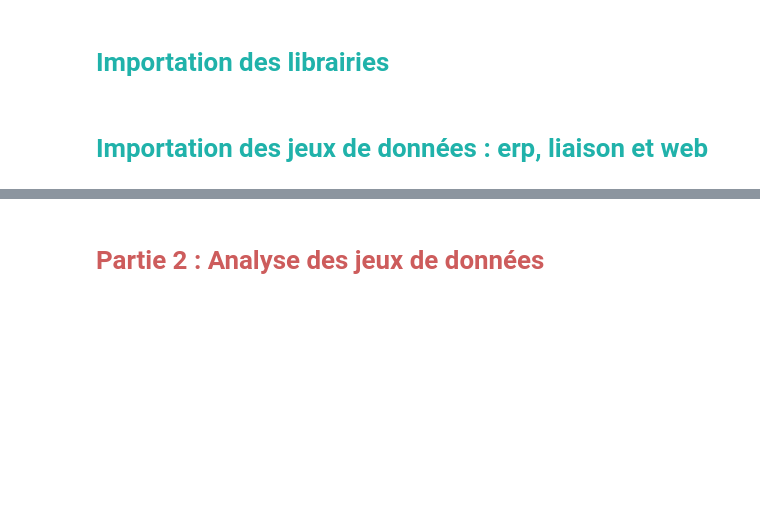
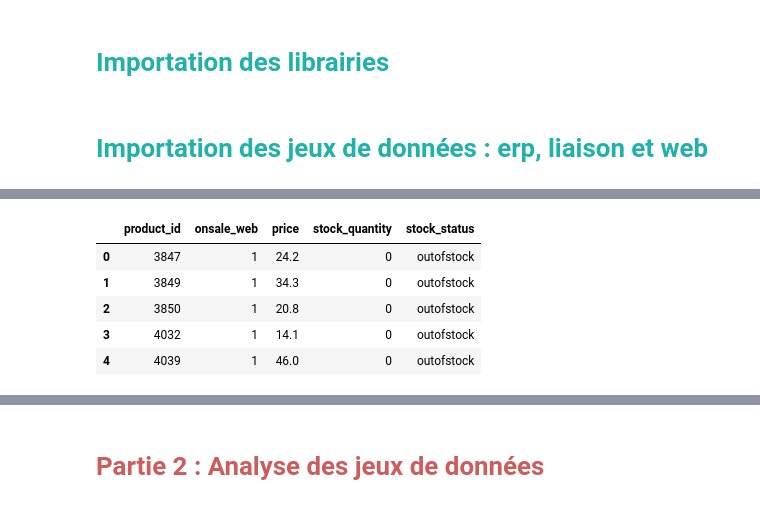
Before and after one commit to Randasabag/Optimisez-la-gestion-des-donn-es-d-une-boutique-avec-R-ou-Python, a Jupyter notebook: P5_alsabbagh_Optimisation_donnees_boutique.ipynb, the cells around one changed output, grey strips where cells are left out. Drawn from its saved outputs; the diff is of its cells as text; code cells hidden in the pictures; blank space fills up the shorter version.

```diff
--- a/P5_alsabbagh_Optimisation_donnees_boutique.ipynb
+++ b/P5_alsabbagh_Optimisation_donnees_boutique.ipynb
@@ -93,6 +107,13 @@ import scipy.stats as st
 # %%
 #importe les fichiers excel des données
-df_erp=pd.read_excel('../input/erp-datas/erp.xlsx')
+df_erp=pd.read_excel(io.BytesIO(uploaded['erp.xlsx']))
 pd.set_option('display.max_columns',None)
 df_erp.head()
+# %% [output]
+|  | product_id | onsale_web | price | stock_quantity | stock_status |
+| 0 | 3847 | 1 | 24.2 | 0 | outofstock |
+| 1 | 3849 | 1 | 34.3 | 0 | outofstock |
+| 2 | 3850 | 1 | 20.8 | 0 | outofstock |
+| 3 | 4032 | 1 | 14.1 | 0 | outofstock |
+| 4 | 4039 | 1 | 46.0 | 0 | outofstock |
 # %%
```
Also changed, not shown: parts of 35 cells of this notebook.
